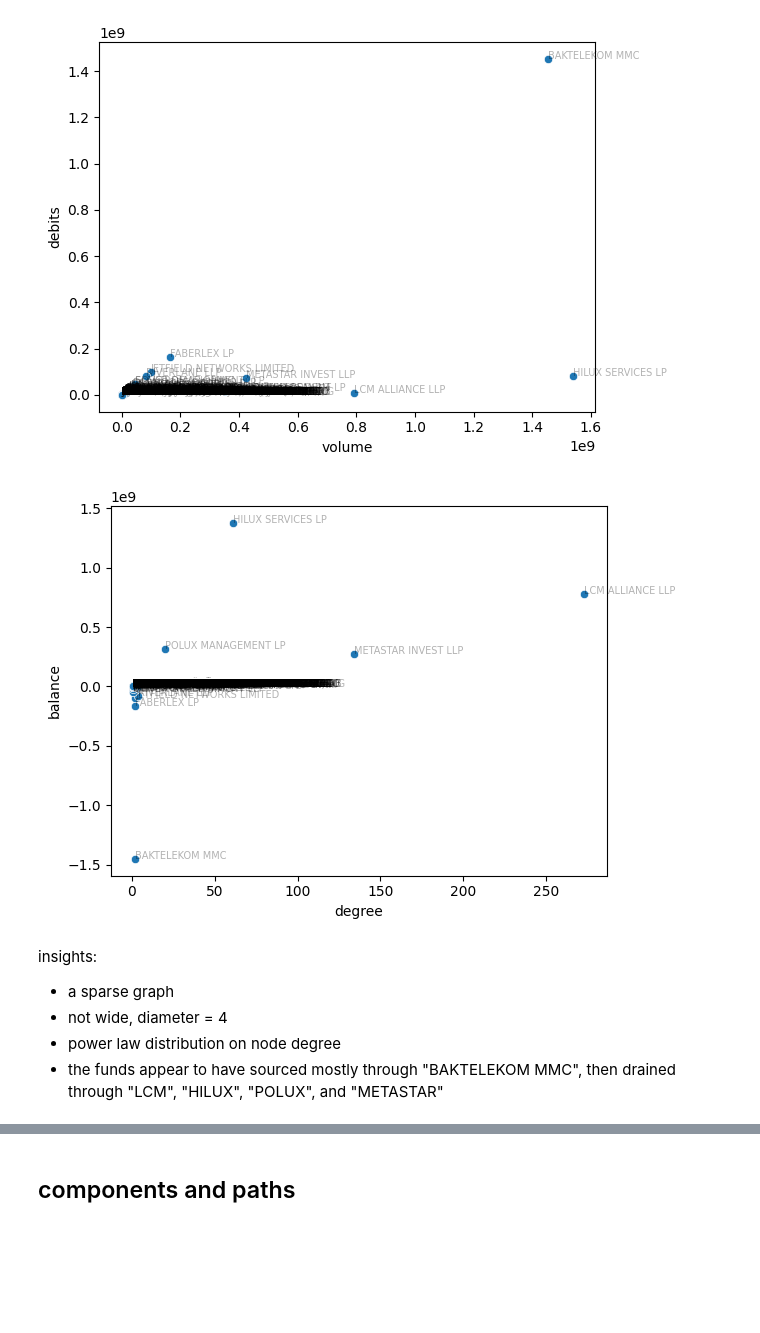
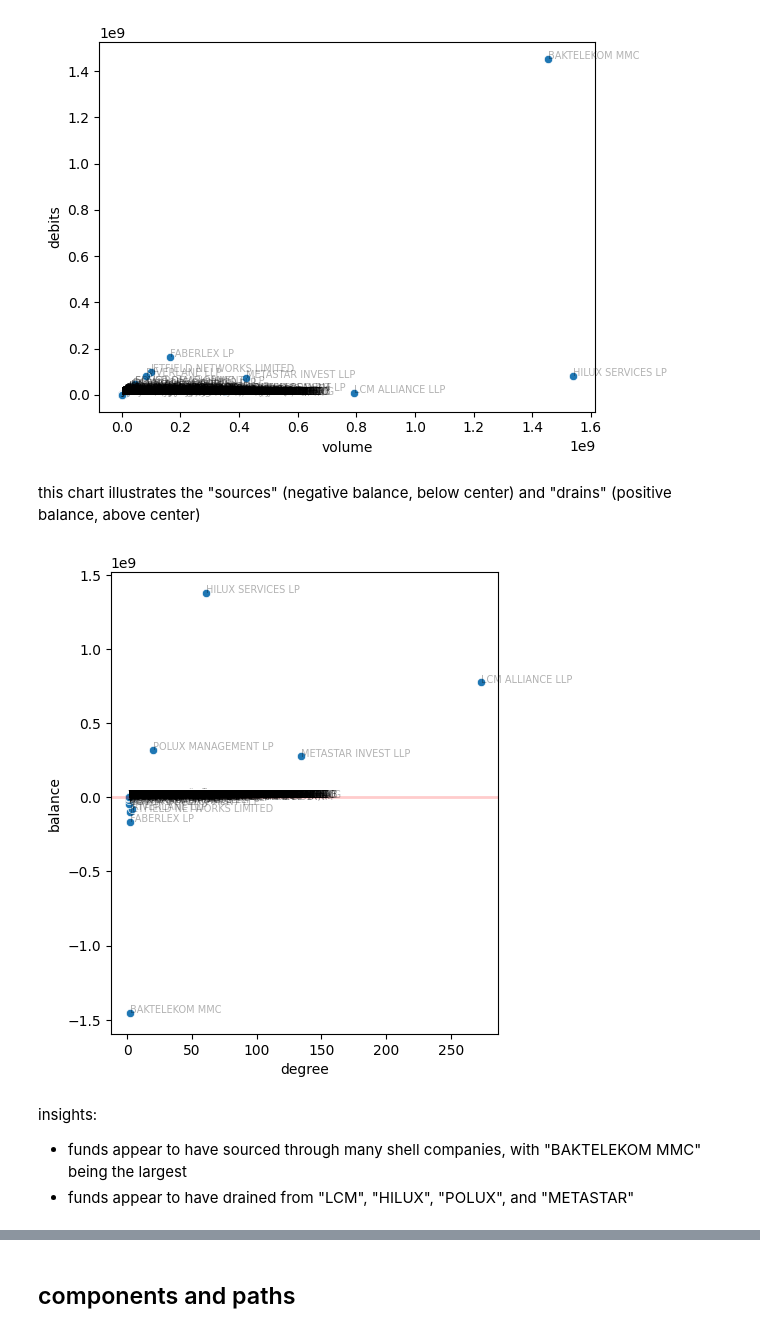
Before and after one commit to DerwenAI/kleptosyn, a Jupyter notebook: occrp.ipynb, the cells around one changed output, grey strips where cells are left out. Drawn from its saved outputs; the diff is of its cells as text; code cells hidden in the pictures; blank space fills up the shorter version.

Commit message:
improved flow analyis and visualization

```diff
--- a/occrp.ipynb
+++ b/occrp.ipynb
@@ -349,7 +269,7 @@ for index, row in df_summary.iterrows():
     graph.nodes[dst_id]["credits"] += amount
 
 for node_id in graph.nodes():
-    graph.nodes[node_id]["balance"] = graph.nodes[node_id]["credits"] - graph.nodes[node_id]["debits"]
+    graph.nodes[node_id]["balance"] = round(graph.nodes[node_id]["credits"] - graph.nodes[node_id]["debits"], 2)
 # %%
 nodes_dat: typing.List[ dict ] = [
     dat
@@ -411,22 +331,28 @@ for i, label in enumerate(labels):
 plt.show()
 # %% [output]
 [figure]
+# %% [markdown]
+this chart illustrates the "sources" (negative balance, below center) and "drains" (positive balance, above center)
 # %%
 x: list = df_nodes["degree"].to_list()
 y: list = df_nodes["balance"].to_list()
 labels: list = df_nodes["name"].to_list()
+
+fig, ax = plt.subplots(figsize = (5, 6))
+plt.rcParams["font.family"] = "sans-serif"
 
 sns.scatterplot(data = df_nodes, x = "degree", y = "balance")
 
 for i, label in enumerate(labels):
     plt.annotate(label, (x[i], y[i]), alpha = 0.3, fontsize = 7)
 
+plt.axhline(y = 0, color = "red", lw = 2, alpha = 0.2)
+
 plt.show()
 # %% [output]
-[figure, old version]
+[figure, new version]
 # %% [markdown]
 insights:
-  * a sparse graph
-  * not wide, diameter = 4
-  * power law distribution on node degree
-  * the funds appear to have sourced mostly through "BAKTELEKOM MMC", then drained through "LCM", "HILUX", "POLUX", and "METASTAR"
+
+  * funds appear to have sourced through many shell companies, with "BAKTELEKOM MMC" being the largest
+  * funds appear to have drained from "LCM", "HILUX", "POLUX", and "METASTAR"
```
Also changed, not shown: parts of 72 cells of this notebook.
